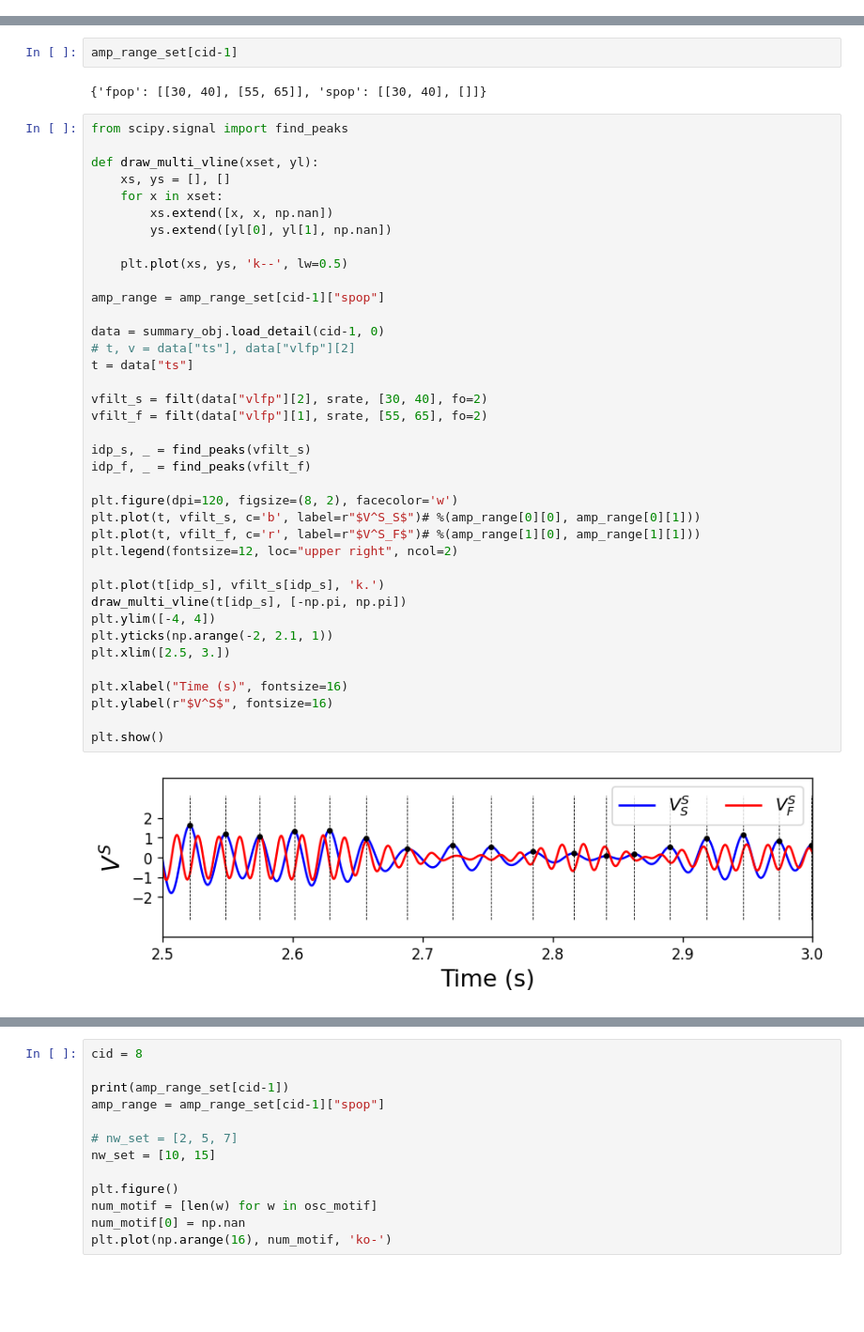
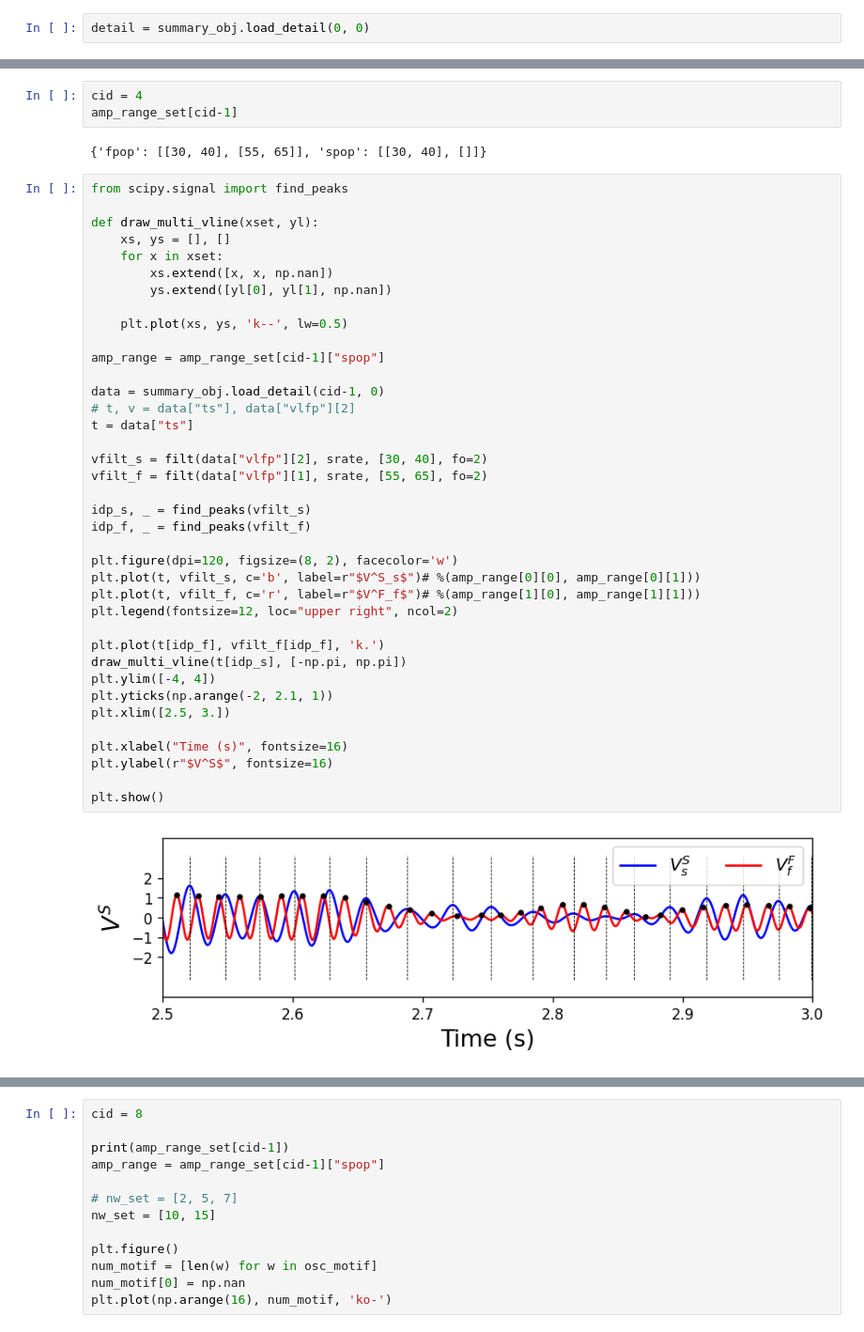
Before and after one commit to jyKim-97/hh_neuralnet, a Jupyter notebook: coupling/cfc_phase.ipynb, the cells around one changed output, grey strips where cells are left out. Shown at 94% size. Cells and saved outputs as stored; diff of their text form; blank space fills up the shorter version.

```diff
--- a/coupling/cfc_phase.ipynb
+++ b/coupling/cfc_phase.ipynb
@@ -77,3 +77,5 @@ plt.plot(np.arange(16), num_motif, 'ko-')
 {'fpop': [[30, 40], [62, 78]], 'spop': [[30, 40], [62, 78]]}
 [<matplotlib.lines.Line2D at 0x...>]
 [figure]
+# %%
+detail = summary_obj.load_detail(0, 0)
@@ -80,6 +94,7 @@ plt.plot(np.arange(16), num_motif, 'ko-')
 # %% [markdown]
 # Align the phase on the peak of voltage
 # %%
+cid = 4
 amp_range_set[cid-1]
 # %% [output]
 {'fpop': [[30, 40], [55, 65]], 'spop': [[30, 40], []]}
@@ -92,35 +107,35 @@ def draw_multi_vline(xset, yl):
         xs.extend([x, x, np.nan])
         ys.extend([yl[0], yl[1], np.nan])
 
     plt.plot(xs, ys, 'k--', lw=0.5)
 
 amp_range = amp_range_set[cid-1]["spop"]
 
 data = summary_obj.load_detail(cid-1, 0)
 # t, v = data["ts"], data["vlfp"][2]
 t = data["ts"]
 
 vfilt_s = filt(data["vlfp"][2], srate, [30, 40], fo=2)
 vfilt_f = filt(data["vlfp"][1], srate, [55, 65], fo=2)
 
 idp_s, _ = find_peaks(vfilt_s)
 idp_f, _ = find_peaks(vfilt_f)
 
 plt.figure(dpi=120, figsize=(8, 2), facecolor='w')
-plt.plot(t, vfilt_s, c='b', label=r"$V^S_S$")# %(amp_range[0][0], amp_range[0][1]))
-plt.plot(t, vfilt_f, c='r', label=r"$V^S_F$")# %(amp_range[1][0], amp_range[1][1]))
+plt.plot(t, vfilt_s, c='b', label=r"$V^S_s$")# %(amp_range[0][0], amp_range[0][1]))
+plt.plot(t, vfilt_f, c='r', label=r"$V^F_f$")# %(amp_range[1][0], amp_range[1][1]))
 plt.legend(fontsize=12, loc="upper right", ncol=2)
 
-plt.plot(t[idp_s], vfilt_s[idp_s], 'k.')
+plt.plot(t[idp_f], vfilt_f[idp_f], 'k.')
 draw_multi_vline(t[idp_s], [-np.pi, np.pi])
 plt.ylim([-4, 4])
 plt.yticks(np.arange(-2, 2.1, 1))
 plt.xlim([2.5, 3.])
 
 plt.xlabel("Time (s)", fontsize=16)
 plt.ylabel(r"$V^S$", fontsize=16)
 
 plt.show()
 # %% [output]
-[figure, old version]
+[figure, new version]
 # %%
```
Also changed, not shown: parts of 20 cells of this notebook, 1 other file.
